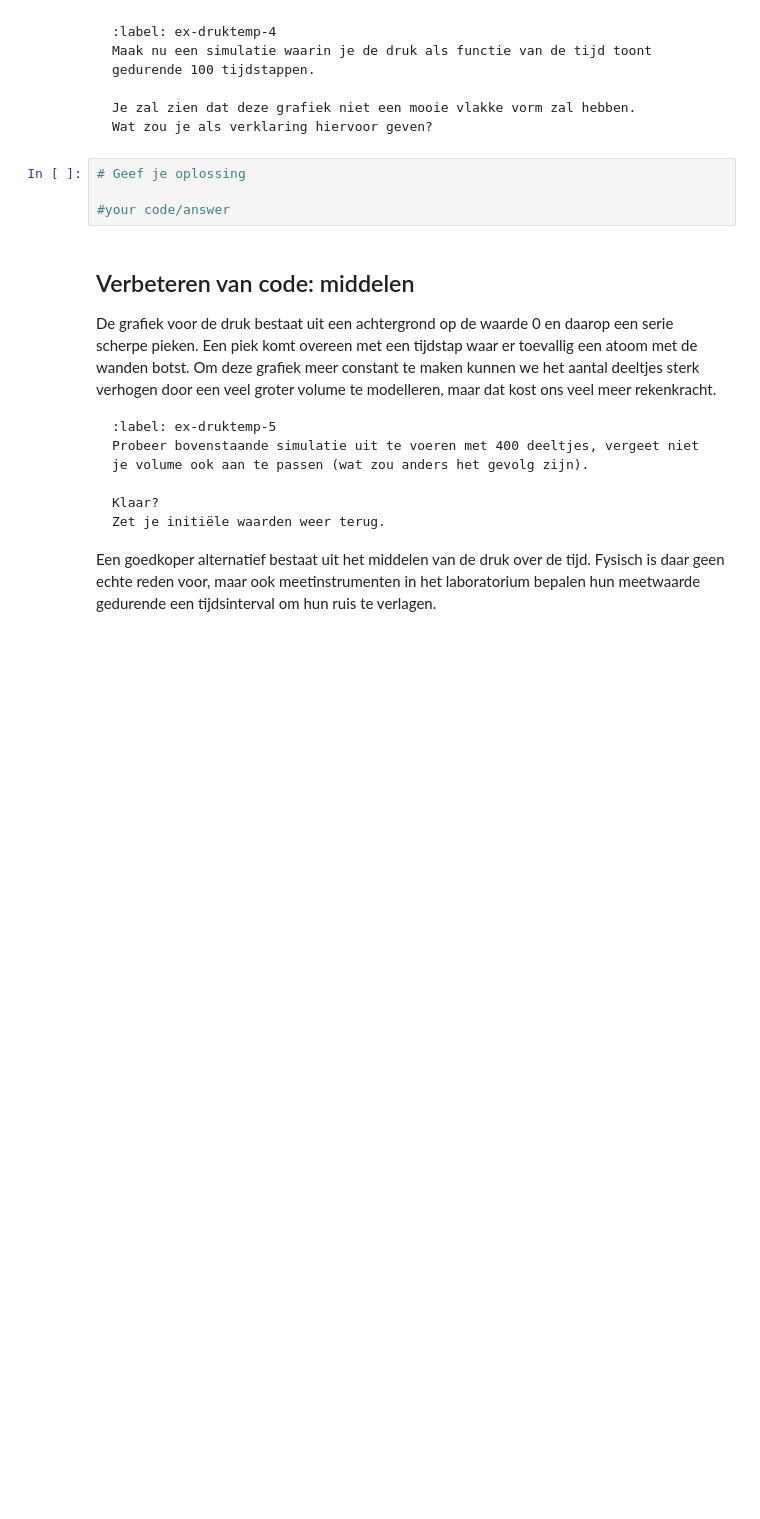
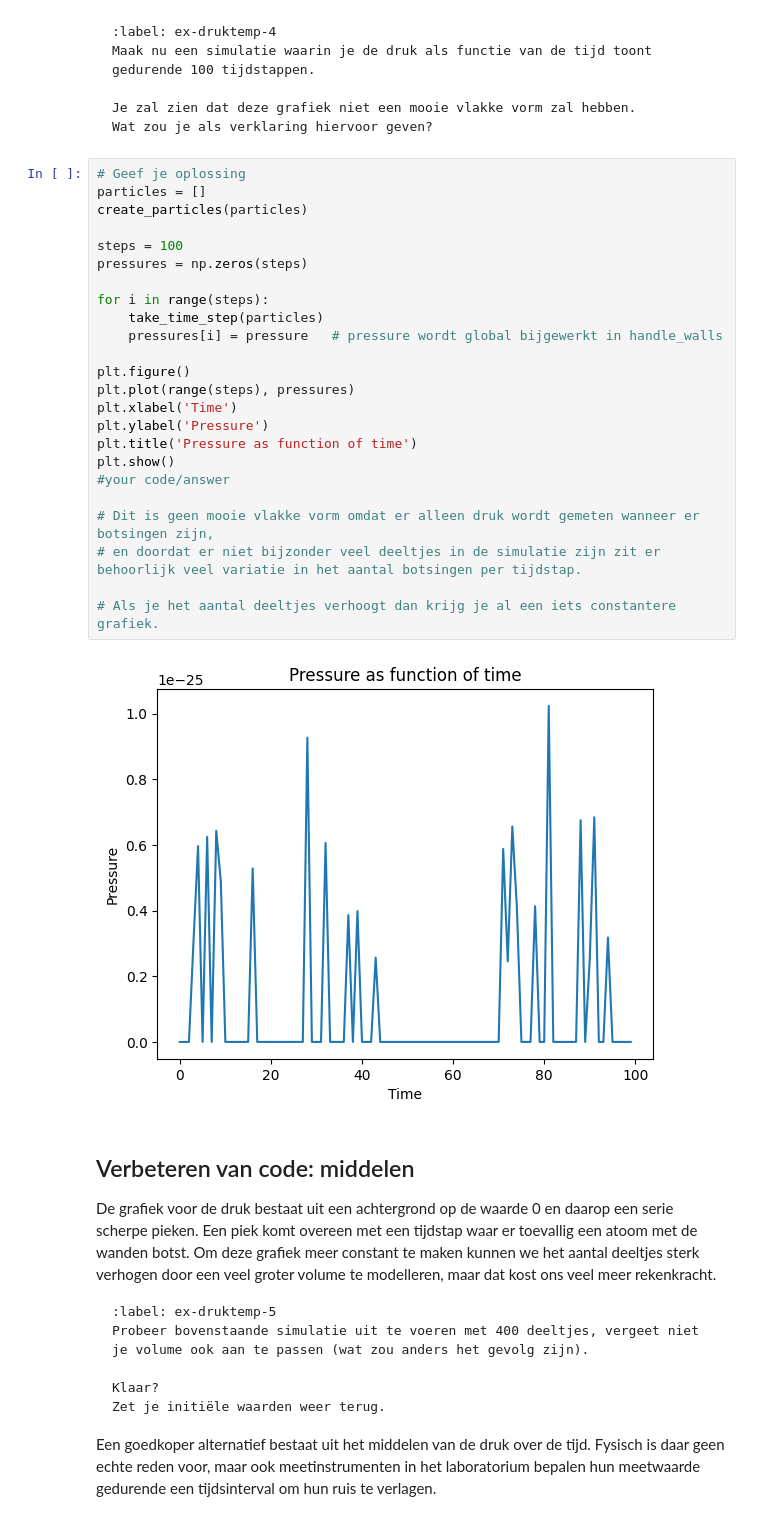
Before and after one commit to DavantePES/inleidend-practicum-2, a Jupyter notebook: Content/PySim/5_druktemp.ipynb, the cells around one changed output. Cells and saved outputs as stored; diff of their text form; blank space fills up the shorter version.

````diff
--- a/Content/PySim/5_druktemp.ipynb
+++ b/Content/PySim/5_druktemp.ipynb
@@ -310,8 +308,30 @@ Wat zou je als verklaring hiervoor geven?
 ```
 # %%
 # Geef je oplossing
+particles = []
+create_particles(particles)
 
+steps = 100
+pressures = np.zeros(steps)
+
+for i in range(steps):
+    take_time_step(particles)
+    pressures[i] = pressure   # pressure wordt global bijgewerkt in handle_walls
+
+plt.figure()
+plt.plot(range(steps), pressures)
+plt.xlabel('Time')
+plt.ylabel('Pressure')
+plt.title('Pressure as function of time')
+plt.show()
 #your code/answer
+
+# Dit is geen mooie vlakke vorm omdat er alleen druk wordt gemeten wanneer er botsingen zijn,
+# en doordat er niet bijzonder veel deeltjes in de simulatie zijn zit er behoorlijk veel variatie in het aantal botsingen per tijdstap.
+
+# Als je het aantal deeltjes verhoogt dan krijg je al een iets constantere grafiek.
+# %% [output]
+[figure, added]
 # %% [markdown]
 ## Verbeteren van code: middelen
 
````
Also changed, not shown: parts of 5 cells of this notebook, 1 other file.
